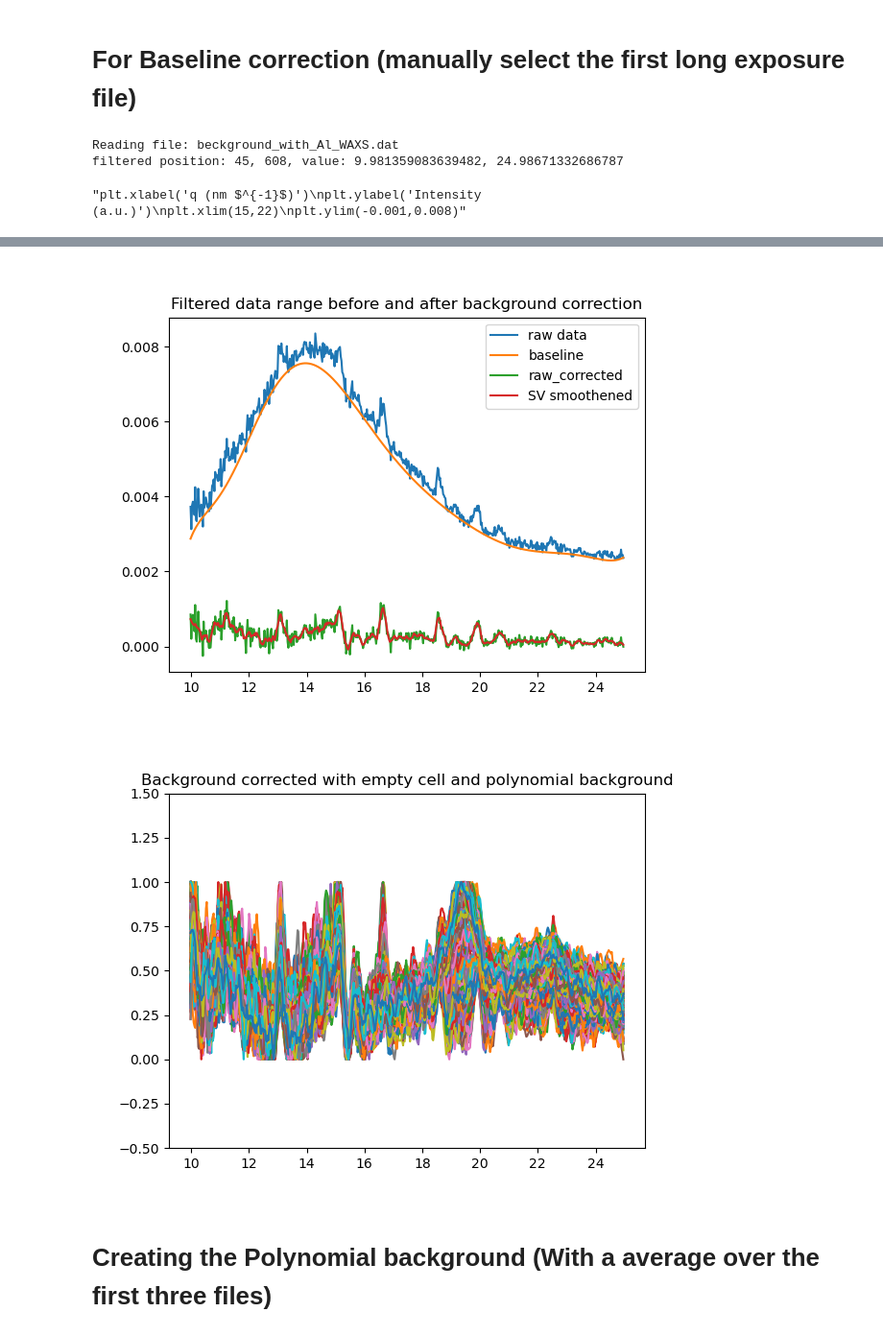
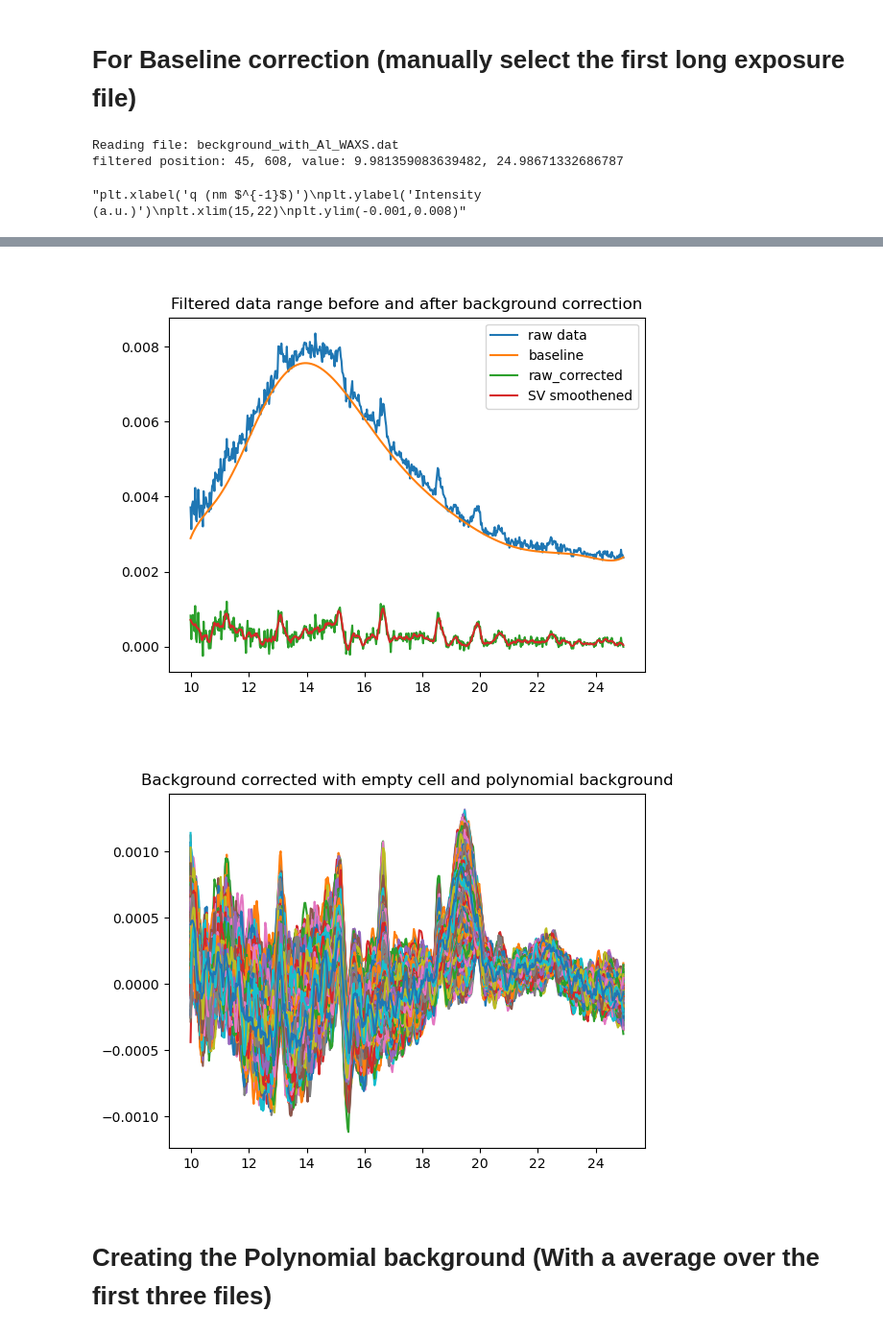
Before and after one commit to PronoyDutta/SAXS_WAXS, a Jupyter notebook: fitting_data.ipynb, the cells around one changed output, grey strips where cells are left out. Shown at 96% size. Drawn from its saved outputs; the diff is of its cells as text; code cells hidden in the pictures.

```diff
--- a/fitting_data.ipynb
+++ b/fitting_data.ipynb
@@ -301,38 +288,38 @@ plt.title("Background corrected with empty cell and polynomial background")
 # Create new file dictionary with corrected spectra
 corrected_waxs_files = {}
 
 for ikey in empty_cell_corrected_waxs_files:
     min_val = 0
     max_val = 0
     modified_Y = 0
     X1_values = empty_cell_corrected_waxs_files[ikey].iloc[filtered_X_range_min:filtered_X_range_max,0]
     Y1_values = empty_cell_corrected_waxs_files[ikey].iloc[filtered_X_range_min:filtered_X_range_max,1]
     modified_Y = Y1_values - baseline
 
     # Smooth the data
     smoothed_Y = smooth_data(modified_Y, window_length=11, polyorder=2)
 
-    min_val = np.min(smoothed_Y)
-    max_val = np.max(smoothed_Y)
-    normalized_Y = (smoothed_Y - min_val)/(max_val - min_val) # Normalized the data between [0,1]
+    # min_val = np.min(smoothed_Y)
+    # max_val = np.max(smoothed_Y)
+    normalized_Y = smoothed_Y #'(smoothed_Y - min_val)/(max_val - min_val)' # Normalized the data between [0,1]
     plt.plot(X1_values, normalized_Y)
     df = pd.DataFrame({'X_data': X1_values, 'Modified_Y': normalized_Y})
     corrected_waxs_files[ikey] = df
 
 #Setting graph attributes
-plt.ylim(-0.5,1.5)
+# plt.ylim(-0.1,1.2)
 """plt.xlabel('q (nm $^{-1}$)')
 plt.ylabel('Intensity (a.u.)')
 plt.xlim(15,22)
 plt.ylim(-0.001,0.008)"""
 # %% [output]
 Reading file: beckground_with_Al_WAXS.dat
 filtered position: 45, 608, value: 9.981359083639482, 24.98671332686787
 "plt.xlabel('q (nm $^{-1}$)')\nplt.ylabel('Intensity (a.u.)')\nplt.xlim(15,22)\nplt.ylim(-0.001,0.008)"
 [figure]
 [figure]
 [figure]
-[figure, old version]
+[figure, new version]
 # %% [markdown]
 # Creating the Polynomial background (With a average over the first three files)
 # %%
```
Also changed, not shown: parts of 5 cells of this notebook.
